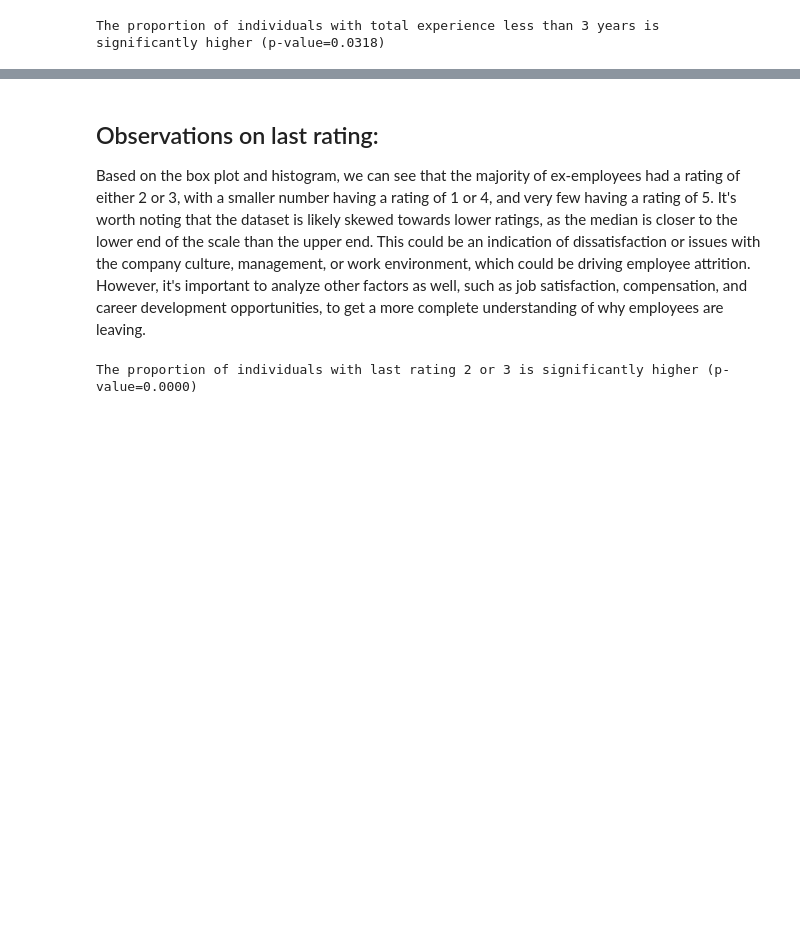
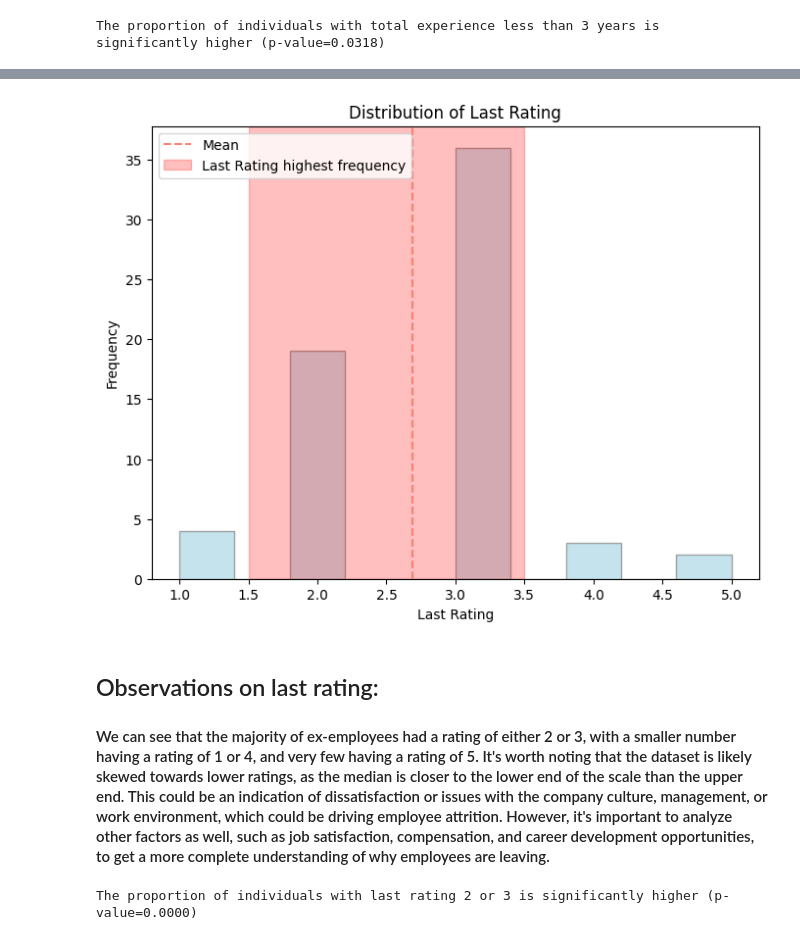
Before and after one commit to palsoumyadeep/Personal-Projects, a Jupyter notebook: HR Attrition Analysis/main.ipynb, the cells around one changed output, grey strips where cells are left out. Cells and saved outputs as stored; diff of their text form; code cells hidden in the pictures; blank space fills up the shorter version.

```diff
--- a/HR Attrition Analysis/main.ipynb
+++ b/HR Attrition Analysis/main.ipynb
@@ -161,6 +213,27 @@ fig_rating.show()
+# %%
+# create histogram
+fig, ax = plt.subplots(figsize=(8, 6))
+ax.hist(df['Last Rating'], bins=10, alpha=0.7, edgecolor='grey', color='lightblue')
+ax.set_title('Distribution of Last Rating')
+ax.set_xlabel('Last Rating')
+ax.set_ylabel('Frequency')
+
+# add mean line
+ax.axvline(df['Last Rating'].mean(), color='salmon', linestyle='--', label='Mean')
+
+# add annotation for highest attrition
+ax.annotate('Highest Attrition', xy=(3, 41), xytext=(-20, -30), textcoords='offset points',
+            arrowprops=dict(arrowstyle='->', color='grey'), fontsize=12)
+
+# add rectangle for highest frequency
+ax.axvspan(1.5, 3.5, alpha=0.25, color='red', label='Last Rating highest frequency')
+ax.legend()
+plt.show()
+# %% [output]
+[figure, added]
 # %% [markdown]
 ## Observations on last rating:
-Based on the box plot and histogram, we can see that the majority of ex-employees had a rating of either 2 or 3, with a smaller number having a rating of 1 or 4, and very few having a rating of 5. It's worth noting that the dataset is likely skewed towards lower ratings, as the median is closer to the lower end of the scale than the upper end. This could be an indication of dissatisfaction or issues with the company culture, management, or work environment, which could be driving employee attrition. However, it's important to analyze other factors as well, such as job satisfaction, compensation, and career development opportunities, to get a more complete understanding of why employees are leaving.
+#### We can see that the majority of ex-employees had a rating of either 2 or 3, with a smaller number having a rating of 1 or 4, and very few having a rating of 5. It's worth noting that the dataset is likely skewed towards lower ratings, as the median is closer to the lower end of the scale than the upper end. This could be an indication of dissatisfaction or issues with the company culture, management, or work environment, which could be driving employee attrition. However, it's important to analyze other factors as well, such as job satisfaction, compensation, and career development opportunities, to get a more complete understanding of why employees are leaving.
 # %%
 def get_rating_category(x):
     if x == 2 or x ==3:
```
Also changed, not shown: parts of 45 cells of this notebook, 34 other files.
